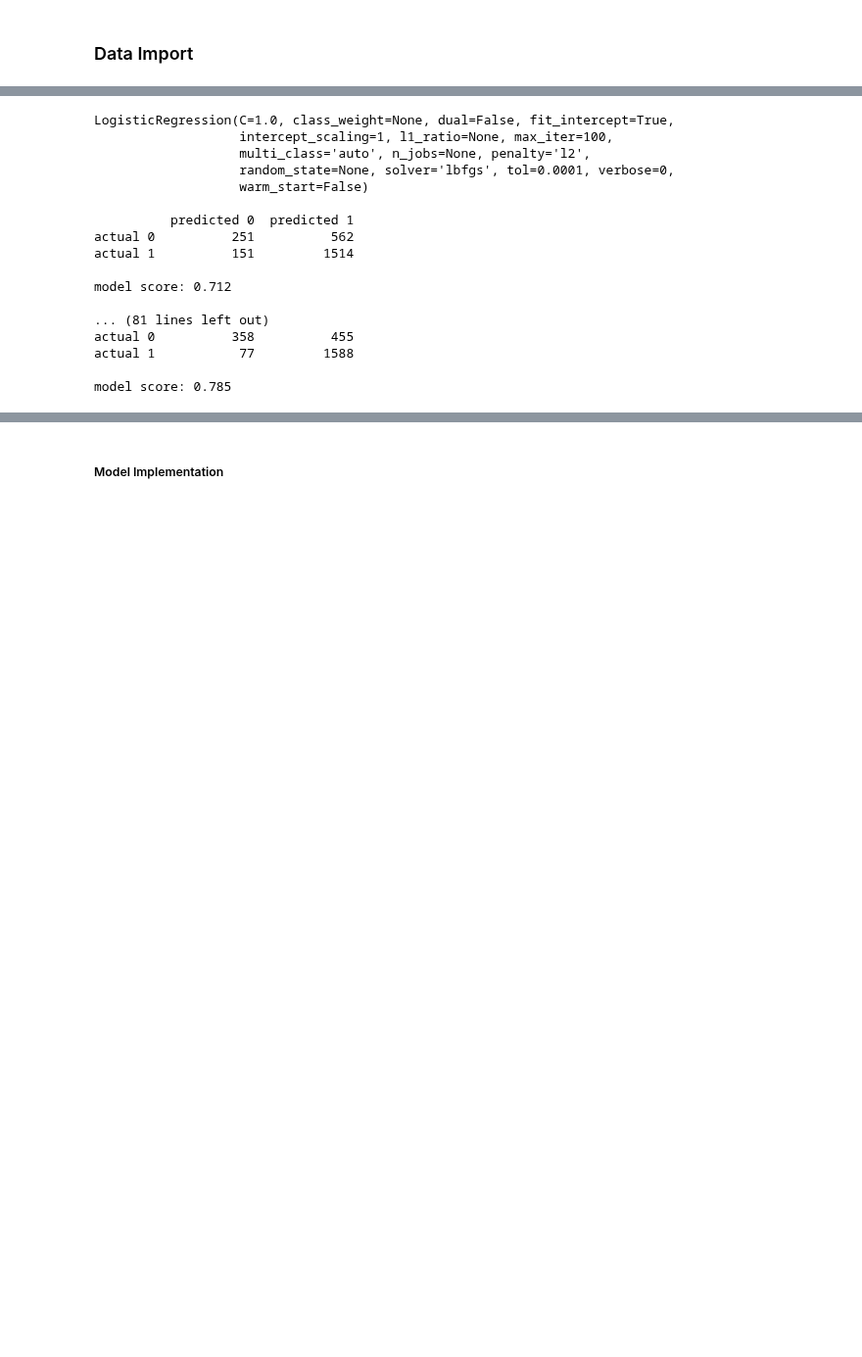
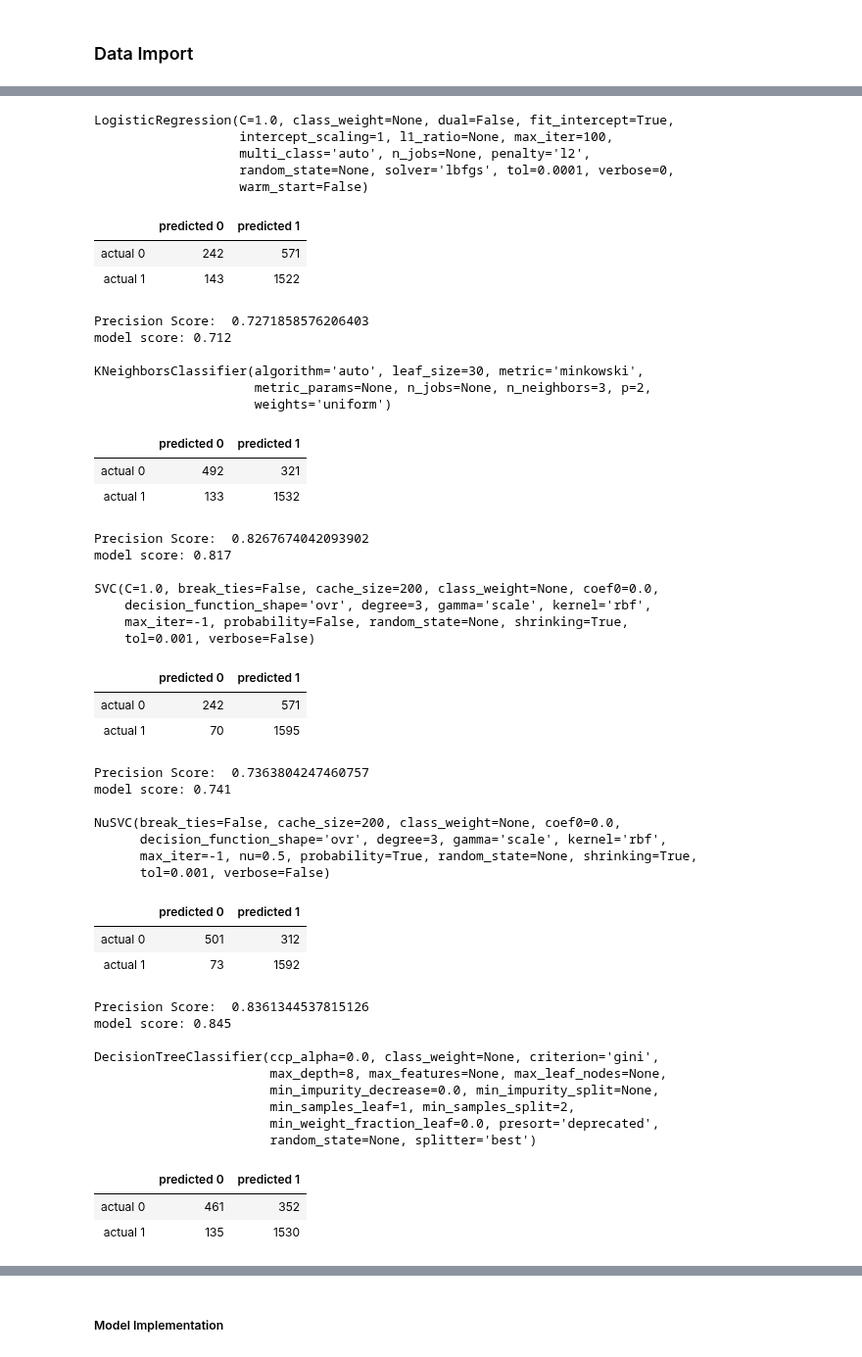
Before and after one commit to michaelpallante/nfl_combine_classification_modeling, a Jupyter notebook: notebooks/nfl_combine_technical_notebook.ipynb, the cells around one changed output, grey strips where cells are left out. Shown at 98% size. Cells and saved outputs as stored; diff of their text form; code cells hidden in the pictures; blank space fills up the shorter version.

```diff
--- a/notebooks/nfl_combine_technical_notebook.ipynb
+++ b/notebooks/nfl_combine_technical_notebook.ipynb
@@ -48,44 +48,78 @@ We utilized a pipeline technique to implement 8 different model types:
 
 After running our pipeline, we will be able to review model performance using accuracy as our primary metric, as well as confusion matrices to review correct predictions vs incorrect predictions.
 # %%
-#Model Selection and Comparison
+# draft_status Training Model Selection and Comparison
 
 classifiers = [
     LogisticRegression(),
     KNeighborsClassifier(3),
     SVC(),
     NuSVC(probability=True),
-    DecisionTreeClassifier(max_depth = 13),
-    RandomForestClassifier(max_depth = 13),
+    DecisionTreeClassifier(max_depth = 8),
+    RandomForestClassifier(max_depth = 8),
     AdaBoostClassifier(),
     GradientBoostingClassifier()
     ]
+
 for classifier in classifiers:
     pipe = Pipeline([
                      ('ss', StandardScaler()),
                      ('classifier', classifier)])
     pipe.fit(x_train_ds, y_train_ds)
     print(classifier, '\n')
     conf_matrix = pd.DataFrame(confusion_matrix(y_train_ds, pipe.predict(x_train_ds)),
                            index = ['actual 0', 'actual 1'],
                            columns = ['predicted 0', 'predicted 1'])
-    print(conf_matrix, '\n')
+    display(conf_matrix)
+    print("Precision Score: ",conf_matrix.iloc[1,1]/(conf_matrix.iloc[1,1]+conf_matrix.iloc[0,1]))
     print("model score: %.3f" % pipe.score(x_train_ds, y_train_ds), '\n')
 # %% [output]
 LogisticRegression(C=1.0, class_weight=None, dual=False, fit_intercept=True,
                    intercept_scaling=1, l1_ratio=None, max_iter=100,
                    multi_class='auto', n_jobs=None, penalty='l2',
                    random_state=None, solver='lbfgs', tol=0.0001, verbose=0,
                    warm_start=False)
-
-          predicted 0  predicted 1
-actual 0          251          562
-actual 1          151         1514
-
-model score: 0.712
-
-... (81 lines left out)
-actual 0          358          455
-actual 1           77         1588
-
-model score: 0.785
+|  | predicted 0 | predicted 1 |
+| actual 0 | 242 | 571 |
+| actual 1 | 143 | 1522 |
+Precision Score:  0.7271858576206403
+model score: 0.712
+
+KNeighborsClassifier(algorithm='auto', leaf_size=30, metric='minkowski',
+                     metric_params=None, n_jobs=None, n_neighbors=3, p=2,
+                     weights='uniform')
+|  | predicted 0 | predicted 1 |
+| actual 0 | 492 | 321 |
+| actual 1 | 133 | 1532 |
+Precision Score:  0.8267674042093902
+model score: 0.817
+
+SVC(C=1.0, break_ties=False, cache_size=200, class_weight=None, coef0=0.0,
+    decision_function_shape='ovr', degree=3, gamma='scale', kernel='rbf',
+    max_iter=-1, probability=False, random_state=None, shrinking=True,
+    tol=0.001, verbose=False)
+|  | predicted 0 | predicted 1 |
+| actual 0 | 242 | 571 |
+| actual 1 | 70 | 1595 |
+Precision Score:  0.7363804247460757
+model score: 0.741
+
+NuSVC(break_ties=False, cache_size=200, class_weight=None, coef0=0.0,
+      decision_function_shape='ovr', degree=3, gamma='scale', kernel='rbf',
+      max_iter=-1, nu=0.5, probability=True, random_state=None, shrinking=True,
+      tol=0.001, verbose=False)
+|  | predicted 0 | predicted 1 |
+| actual 0 | 501 | 312 |
+| actual 1 | 73 | 1592 |
+Precision Score:  0.8361344537815126
+model score: 0.845
+
+DecisionTreeClassifier(ccp_alpha=0.0, class_weight=None, criterion='gini',
+                       max_depth=8, max_features=None, max_leaf_nodes=None,
+                       min_impurity_decrease=0.0, min_impurity_split=None,
+                       min_samples_leaf=1, min_samples_split=2,
+                       min_weight_fraction_leaf=0.0, presort='deprecated',
+                       random_state=None, splitter='best')
+|  | predicted 0 | predicted 1 |
+| actual 0 | 461 | 352 |
+| actual 1 | 135 | 1530 |
```
Also changed, not shown: parts of 14 cells of this notebook, 2 other files.
